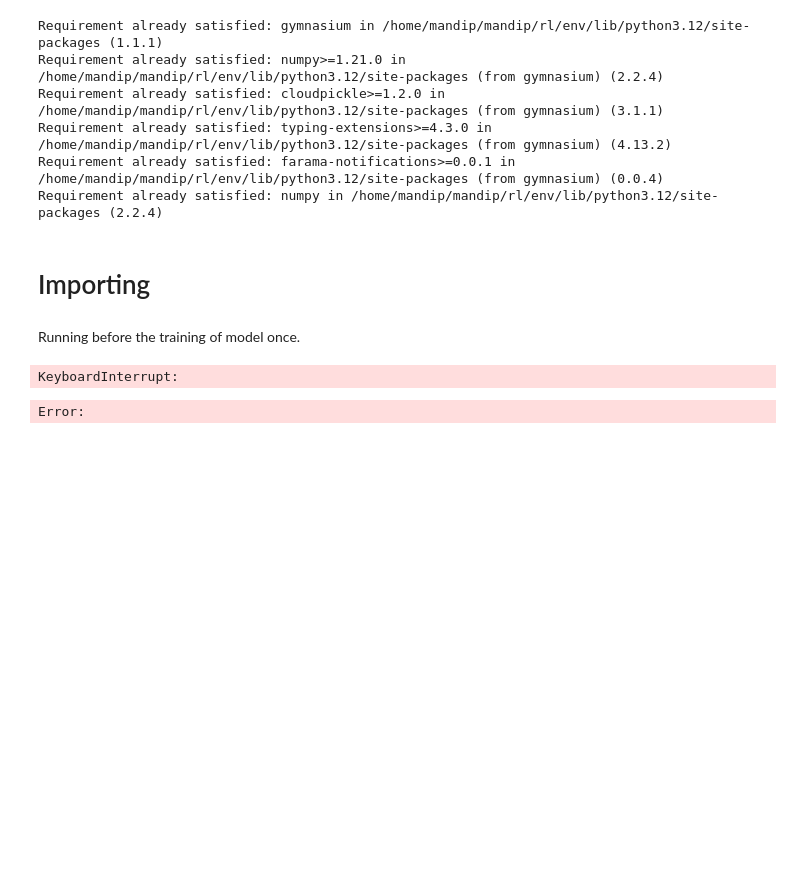
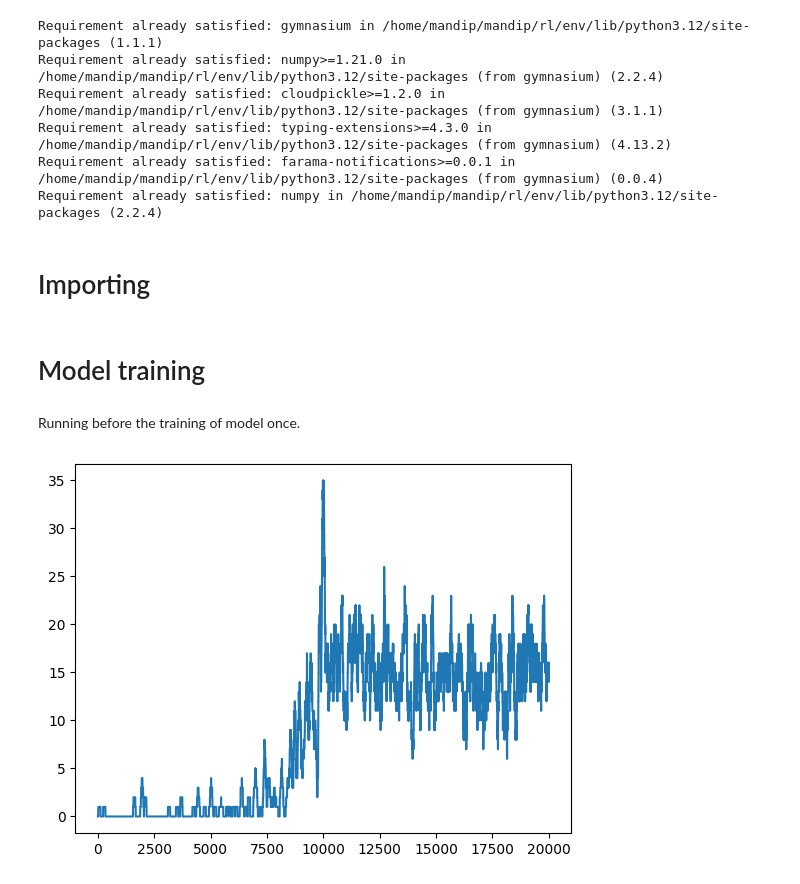
Before and after one commit to mandipsapkota/frozen_lake_gymnasium, a Jupyter notebook: notebook.ipynb, the cells around one changed output. Saved outputs shown, nothing was run; the diff lists cells and outputs as text; code cells hidden in the pictures; blank space fills up the shorter version.

```diff
--- a/notebook.ipynb
+++ b/notebook.ipynb
@@ -18 +30,3 @@ import numpy as np
+# %% [markdown]
+# Model training
 # %%
@@ -64,7 +100,6 @@ def run(episodes, render = False):
 # %% [markdown]
 Running before the training of model once.
 # %%
-run(10000)
+run(20000)
 # %% [output]
-KeyboardInterrupt:
-Error:
+[figure, added]
```
Also changed, not shown: parts of 6 cells of this notebook, 3 other files.
